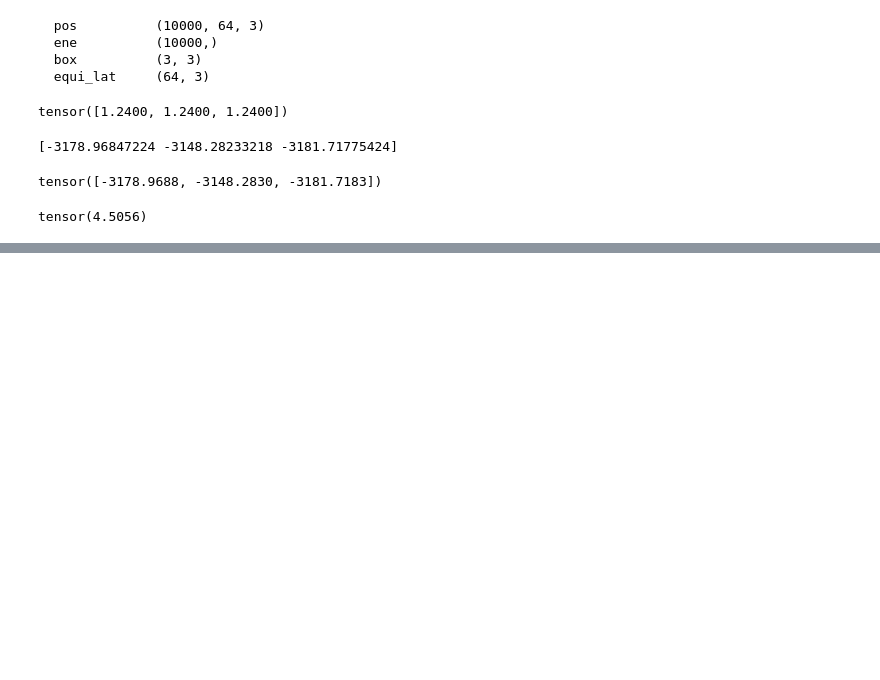
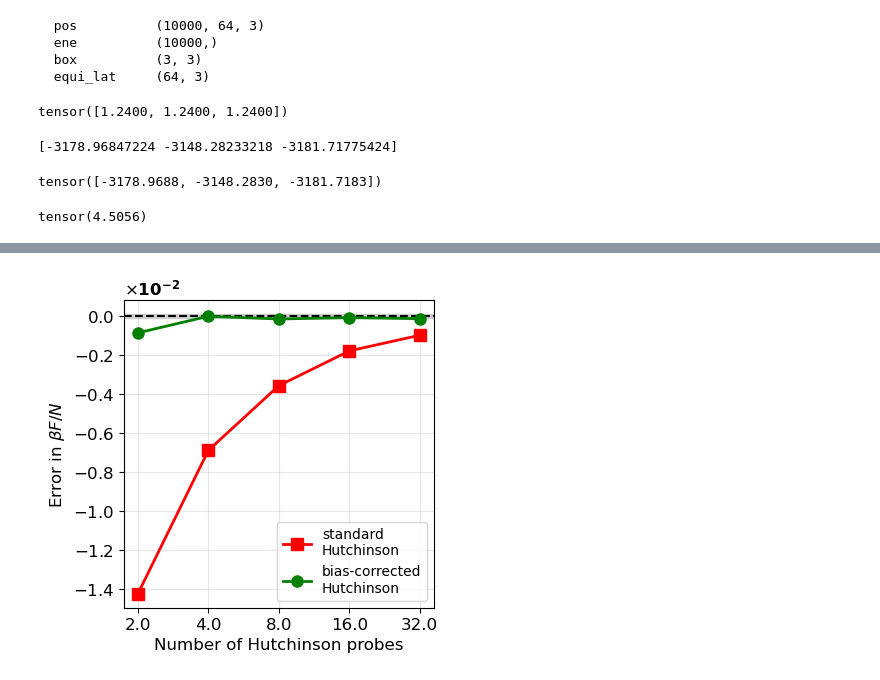
Before and after one commit to emil-ho/bg-cnf-fm-condensed-matter, a Jupyter notebook: example.ipynb, the cells around one changed output, grey strips where cells are left out. Cells and saved outputs as stored; diff of their text form; code cells hidden in the pictures; blank space fills up the shorter version.

```diff
--- a/example.ipynb
+++ b/example.ipynb
@@ -296,0 +366,8 @@ Text(0.5, 1.0, 'log weights')
+# %%
+data = torch.load("samples/samples_et_step=100000.pt", map_location=DEVICE, weights_only=True)
+
+prior_pos_et = data["prior_pos_et"]
+transformed_samples_et = data["transformed_samples_et"]
+dlogp_et = data["dlogp_et"]
+var_et = data["var_et"]
+probes_et = data["probes_et"]
@@ -296,0 +407,80 @@ Text(0.5, 1.0, 'log weights')
+# %%
+from matplotlib.ticker import ScalarFormatter
+from src.integration import reconstruct_rk4_stats
+
+k_max = probes_et.shape[-1]
+ks = [2**i for i in range(1, int(math.log2(k_max)) + 1)]
+if ks[-1] != k_max:
+    ks.append(k_max)
+
+ks_biased, err_biased = [], []
+ks_unbiased, err_unbiased = [], []
+
+for k in ks:
+    dlogp_k, var_k = reconstruct_rk4_stats(probes_et, n_subset=k)
+    lw_uncorr_k = (
+        prior_energies_et.cpu().flatten() * PRIOR_BETA
+        - TARGET_BETA * energies_transformed_et.cpu().flatten()
+        + dlogp_k.cpu().flatten()
+    )
+    lw_corr_k = lw_uncorr_k - 0.5 * var_k.cpu().flatten()
+
+    f_uncorr_k = f_ec_et + free_energy_diff(lw_uncorr_k).item() / n_particles
+    f_corr_k = f_ec_et + free_energy_diff(lw_corr_k).item() / n_particles
+
+    if k > 1:
+        ks_biased.append(k)
+        err_biased.append(f_uncorr_k - ref_f_mw64_cubic)
+    if k > 1:
+        ks_unbiased.append(k)
+        err_unbiased.append(f_corr_k - ref_f_mw64_cubic)
+
+LABEL_FONT_SIZE = 12
+LEGEND_FONT_SIZE = 10
+TICK_FONT_SIZE = 12
+tol2 = 1e-4
+color_biased = 'red'
+color_unbiased = 'green'
+linewidth = 2
+
+fig, ax = plt.subplots(figsize=(4.0, 4.0))
+ax.axhline(0, ls='--', color='black')
+
+ax.plot(
+    ks_biased,
+    err_biased,
+    marker='s',
+    label="standard\nHutchinson",
+    color=color_biased,
+    linewidth=linewidth,
+    markersize=8,
+)
+ax.plot(
+    ks_unbiased,
+    err_unbiased,
+    marker='o',
+    label="bias-corrected\nHutchinson",
+    color=color_unbiased,
+    linewidth=linewidth,
+    markersize=8,
+)
+
+ax.set_xscale('log', base=2)
+ax.set_xlabel('Number of Hutchinson probes', fontsize=LABEL_FONT_SIZE)
+ax.set_ylabel(r'Error in $\beta F / N$', fontsize=LABEL_FONT_SIZE)
+ax.grid(True, alpha=0.3)
+ax.axhspan(-tol2, tol2, alpha=0.3, color='gray')
+
+ax.xaxis.set_major_formatter(ScalarFormatter())
+ax.ticklabel_format(axis='y', style='sci', scilimits=(-2, 2), useMathText=True)
+ax.tick_params(axis='y', labelsize=TICK_FONT_SIZE)
+ax.tick_params(axis='x', which='both', labelsize=TICK_FONT_SIZE)
+
+y_offset = ax.yaxis.get_offset_text()
+y_offset.set_fontweight('bold')
+y_offset.set_fontsize(TICK_FONT_SIZE)
+
+ax.legend(loc='lower right', fontsize=LEGEND_FONT_SIZE)
+plt.show()
+# %% [output]
+[figure, added]
```
Also changed, not shown: parts of 32 cells of this notebook, 7 other files.
